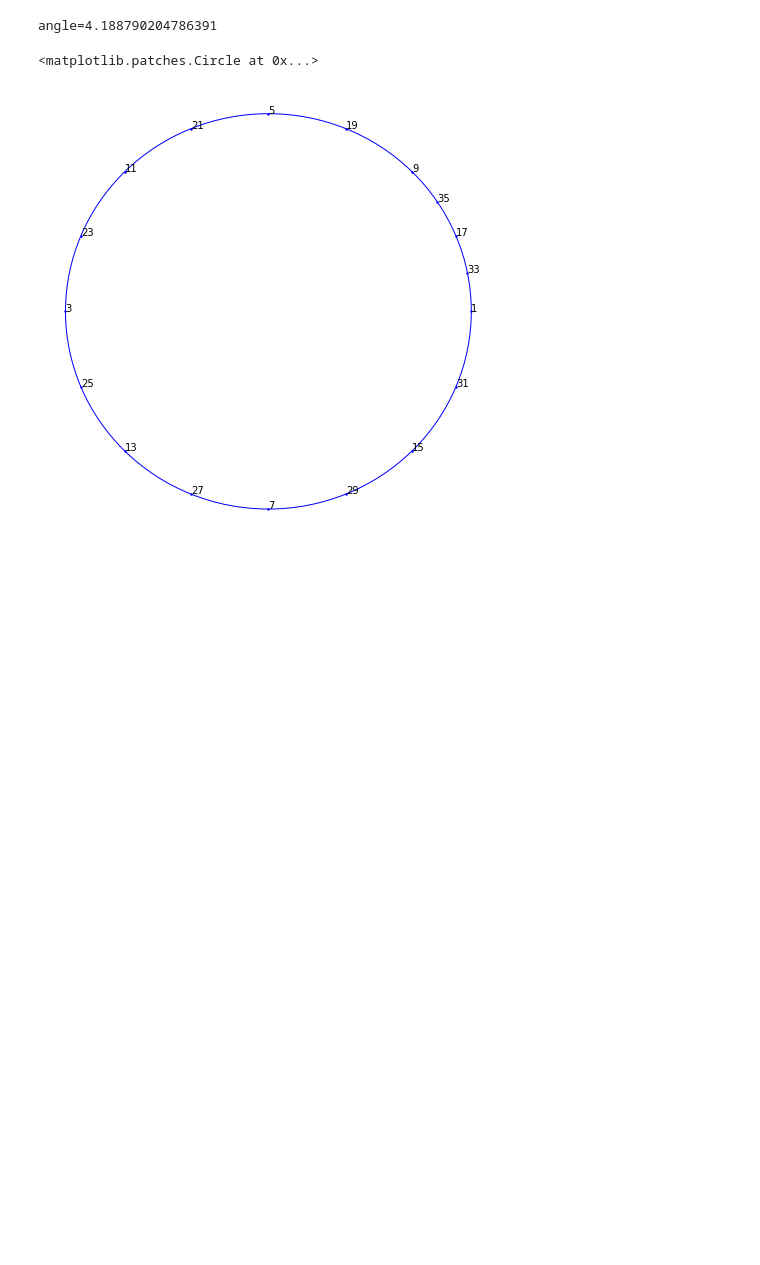
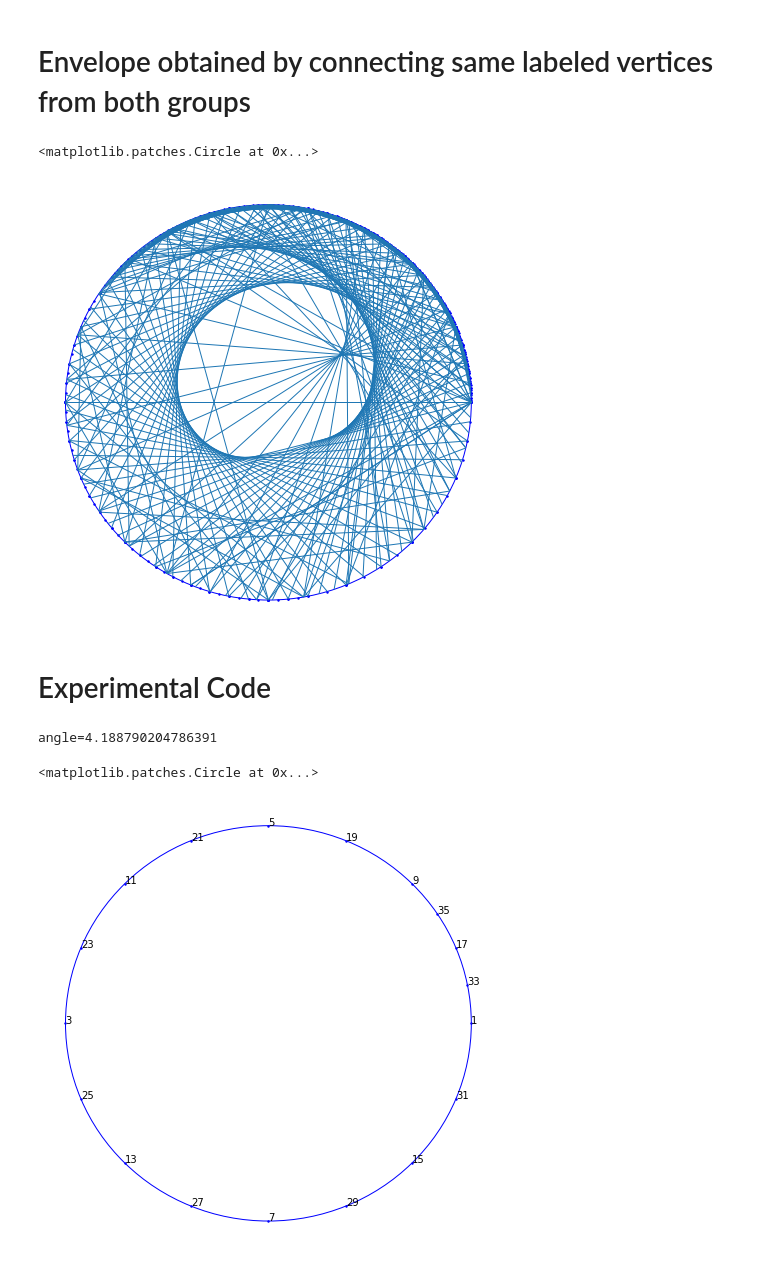
Before and after one commit to Sultanow/pedal_curves, a Jupyter notebook: python/notebooks/caustics_base2_3.ipynb, the cells around one changed output. Saved outputs shown, nothing was run; the diff lists cells and outputs as text; code cells hidden in the pictures; blank space fills up the shorter version.

```diff
--- a/python/notebooks/caustics_base2_3.ipynb
+++ b/python/notebooks/caustics_base2_3.ipynb
@@ -7,3 +79,47 @@ from matplotlib.collections import LineCollection
+# %% [markdown]
+# Envelope obtained by connecting same labeled vertices from both groups
+# %%
+num_elements = 1000
+
+X1 = [None]*num_elements
+Y1 = [None]*num_elements
+
+X2 = [None]*num_elements
+Y2 = [None]*num_elements
+
+for n in range(1, 100):
+    for m in range(1, 100):
+        root_p2 = exp(2*pi*I*m/2**n)
+        root_p3 = exp(2*pi*I*m/3**n)
+        i_p2=2**n+m
+        i_p3=3**n+m
+
+        if i_p2 < num_elements:
+            X1[i_p2] = N(re(root_p2))
+            Y1[i_p2] = N(im(root_p2))
+
+        if i_p3 < num_elements:
+            X2[i_p3] = N(re(root_p3))
+            Y2[i_p3] = N(im(root_p3))
+
+l = []
+for i in range(0, num_elements):
+    l.append([(X1[i], Y1[i]), (X2[i], Y2[i])])
+
+fig = plt.figure(figsize=(8, 8))
+plt.axis('off')
+plt.scatter(X1, Y1, s=2, c='#0000FF')
+
+lc = LineCollection(l, lw=1)
+plt.gca().add_collection(lc)
+
+circle = plt.Circle((0, 0), 1, color='b', fill=False)
+plt.gca().add_patch(circle)
+# %% [output]
+<matplotlib.patches.Circle at 0x...>
+[figure, added]
+# %% [markdown]
+# Experimental Code
 # %%
 def rotate(t):
     #rotate unit vector [0, 1] by "t"
```
Also changed, not shown: parts of 6 cells of this notebook.
